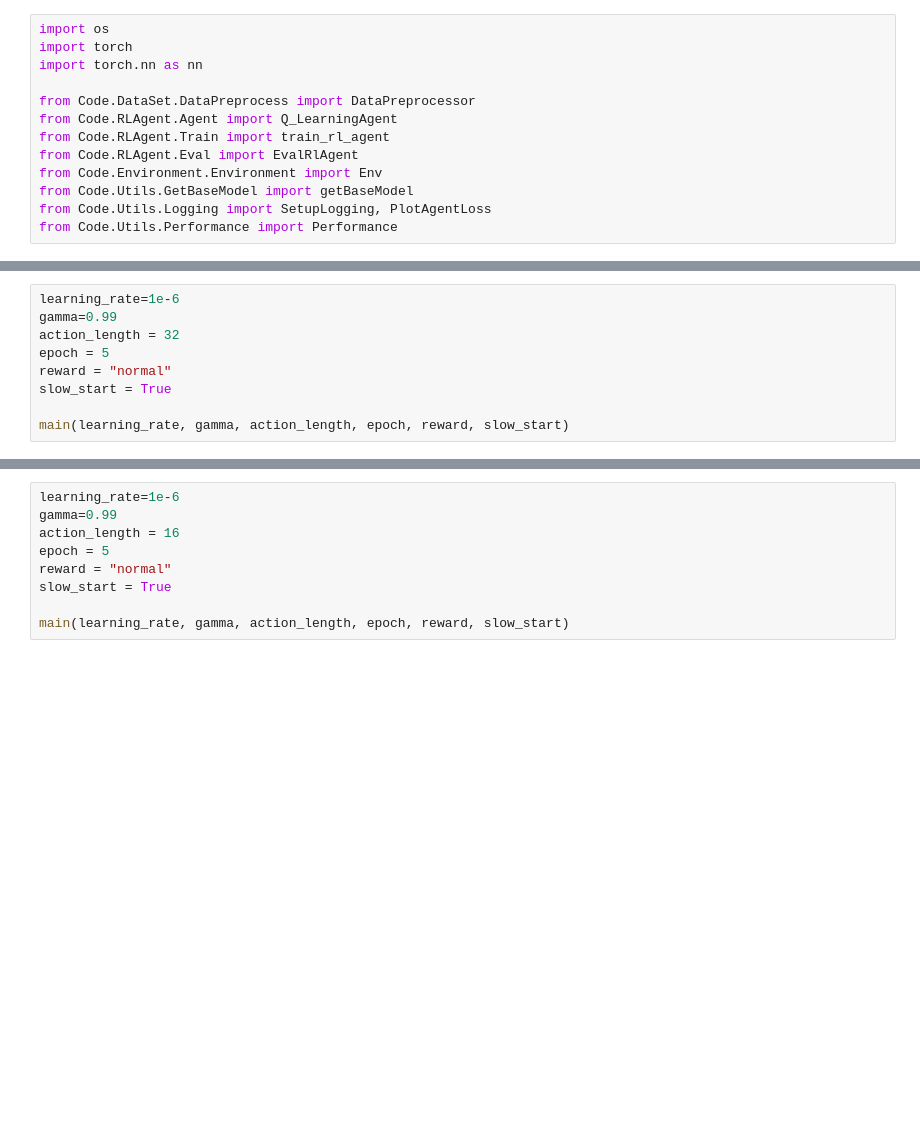
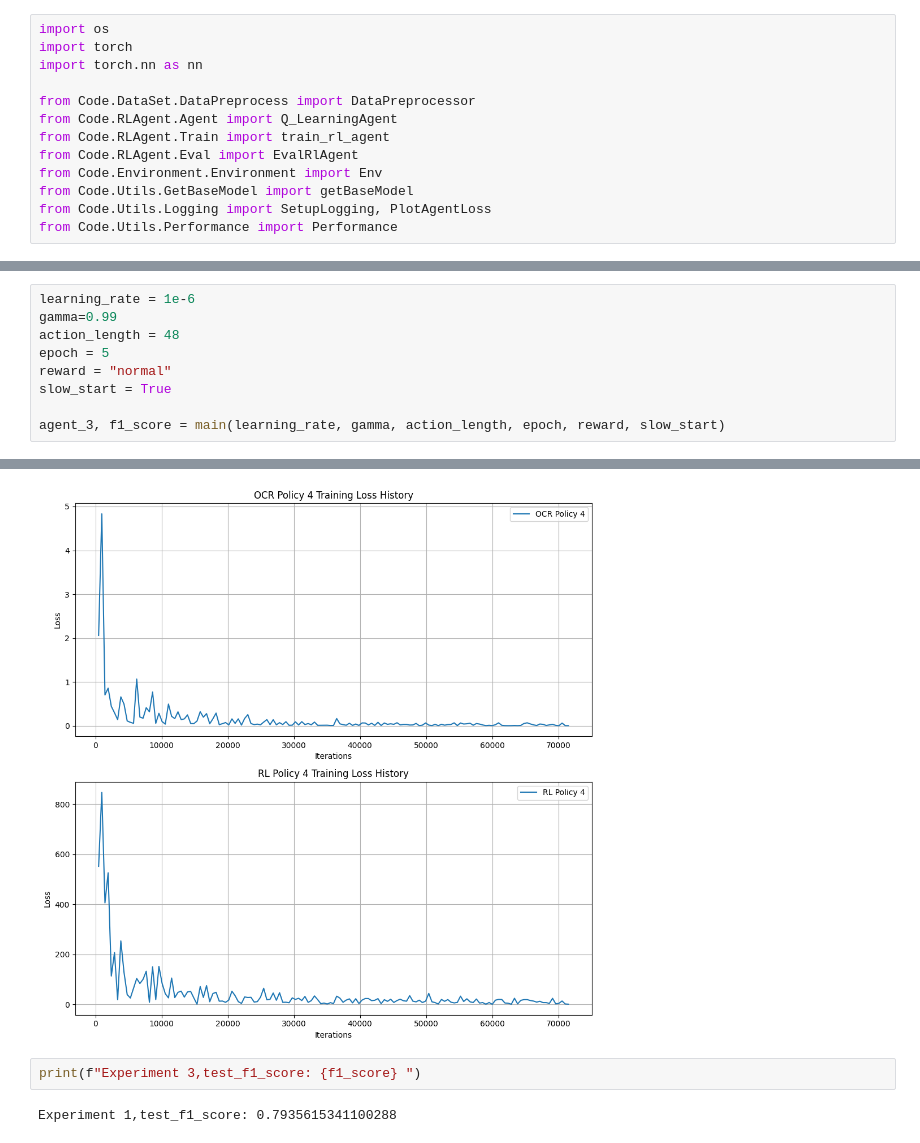
Before and after one commit to bochendong/OCR, a Jupyter notebook: colab.ipynb, the cells around one changed output, grey strips where cells are left out. Cells and saved outputs as stored; diff of their text form; blank space fills up the shorter version.

```diff
--- a/colab.ipynb
+++ b/colab.ipynb
@@ -61,9 +118,10 @@ main(learning_rate, gamma, action_length, epoch, reward, slow_start)
 # %%
-learning_rate=1e-6
+learning_rate = 1e-6
 gamma=0.99
-action_length = 32
+action_length = 48
 epoch = 5
 reward = "normal"
 slow_start = True
 
-main(learning_rate, gamma, action_length, epoch, reward, slow_start)
+agent_3, f1_score = main(learning_rate, gamma, action_length, epoch, reward, slow_start)
+# %% [output]
@@ -70,9 +145,5 @@ main(learning_rate, gamma, action_length, epoch, reward, slow_start)
+[figure, added]
-# %%
-learning_rate=1e-6
-gamma=0.99
-action_length = 16
-epoch = 5
-reward = "normal"
-slow_start = True
-
-main(learning_rate, gamma, action_length, epoch, reward, slow_start)
+# %%
+print(f"Experiment 3,test_f1_score: {f1_score} ")
+# %% [output]
+Experiment 1,test_f1_score: 0.7935615341100288
```
Also changed, not shown: parts of 7 cells of this notebook, 5 other files.
